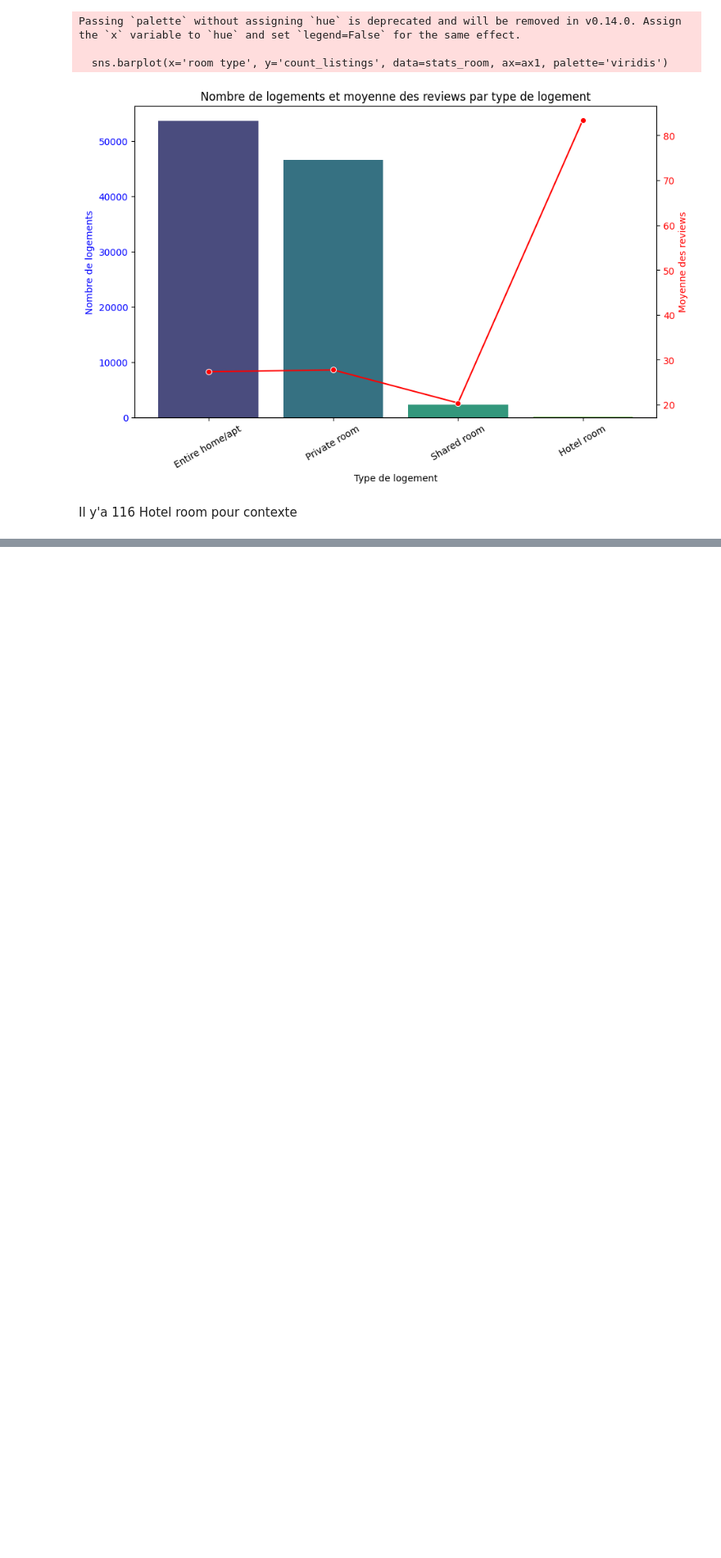
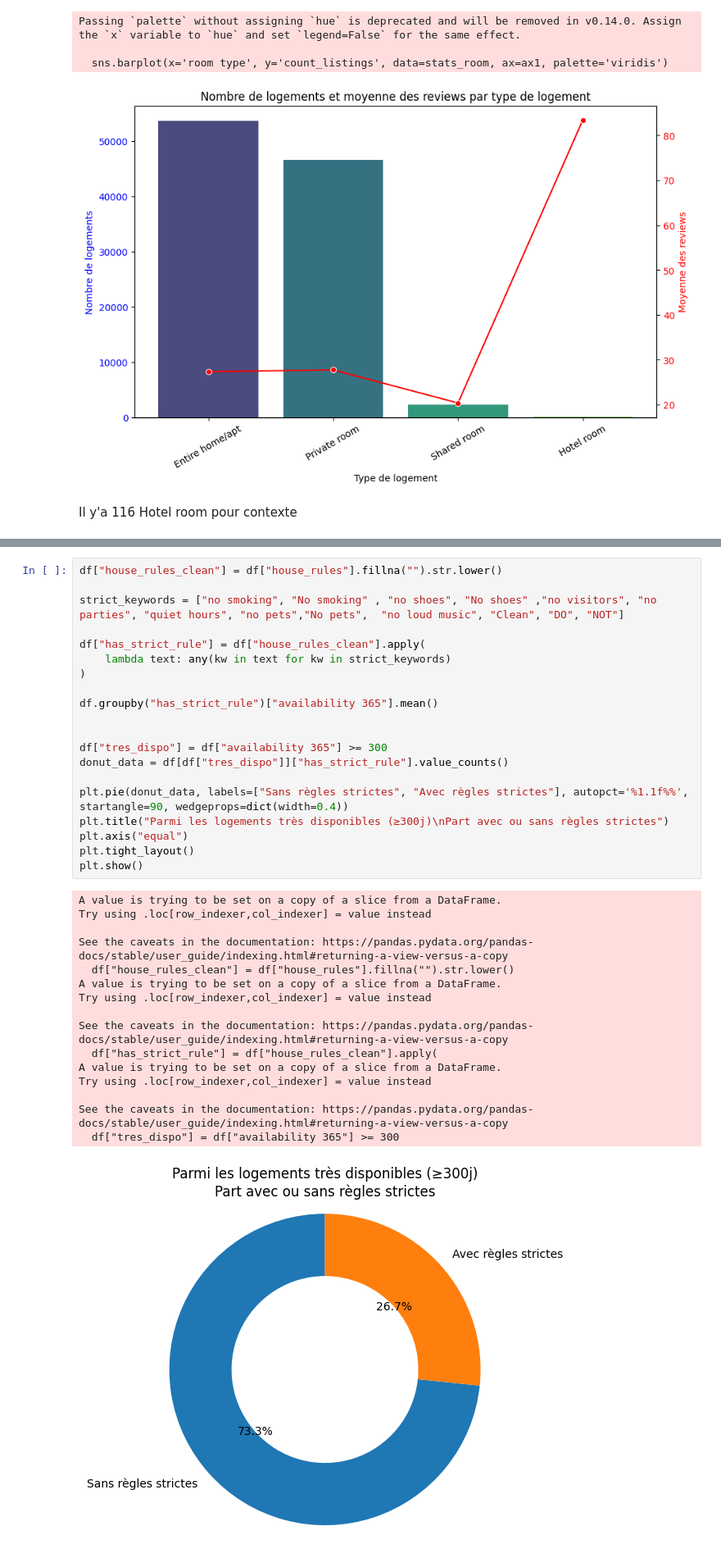
Before and after one commit to EthanVieville/4IABD_reporting_grp7, a Jupyter notebook: script.ipynb, the cells around one changed output, grey strips where cells are left out. Shown at 82% size. Drawn from its saved outputs; the diff is of its cells as text; blank space fills up the shorter version.

```diff
--- a/script.ipynb
+++ b/script.ipynb
@@ -459,0 +551,37 @@ Il y'a 116 Hotel room pour contexte
+# %%
+df["house_rules_clean"] = df["house_rules"].fillna("").str.lower()
+
+strict_keywords = ["no smoking", "No smoking" , "no shoes", "No shoes" ,"no visitors", "no parties", "quiet hours", "no pets","No pets",  "no loud music", "Clean", "DO", "NOT"]
+
+df["has_strict_rule"] = df["house_rules_clean"].apply(
+    lambda text: any(kw in text for kw in strict_keywords)
+)
+
+df.groupby("has_strict_rule")["availability 365"].mean()
+
+
+df["tres_dispo"] = df["availability 365"] >= 300
+donut_data = df[df["tres_dispo"]]["has_strict_rule"].value_counts()
+
+plt.pie(donut_data, labels=["Sans règles strictes", "Avec règles strictes"], autopct='%1.1f%%', startangle=90, wedgeprops=dict(width=0.4))
+plt.title("Parmi les logements très disponibles (≥300j)\nPart avec ou sans règles strictes")
+plt.axis("equal")
+plt.tight_layout()
+plt.show()
+# %% [output]
+A value is trying to be set on a copy of a slice from a DataFrame.
+Try using .loc[row_indexer,col_indexer] = value instead
+
+See the caveats in the documentation: https://pandas.pydata.org/pandas-docs/stable/user_guide/indexing.html#returning-a-view-versus-a-copy
+  df["house_rules_clean"] = df["house_rules"].fillna("").str.lower()
+A value is trying to be set on a copy of a slice from a DataFrame.
+Try using .loc[row_indexer,col_indexer] = value instead
+
+See the caveats in the documentation: https://pandas.pydata.org/pandas-docs/stable/user_guide/indexing.html#returning-a-view-versus-a-copy
+  df["has_strict_rule"] = df["house_rules_clean"].apply(
+A value is trying to be set on a copy of a slice from a DataFrame.
+Try using .loc[row_indexer,col_indexer] = value instead
+
+See the caveats in the documentation: https://pandas.pydata.org/pandas-docs/stable/user_guide/indexing.html#returning-a-view-versus-a-copy
+  df["tres_dispo"] = df["availability 365"] >= 300
+[figure, added]
```
Also changed, not shown: parts of 24 cells of this notebook, 3 other files.
